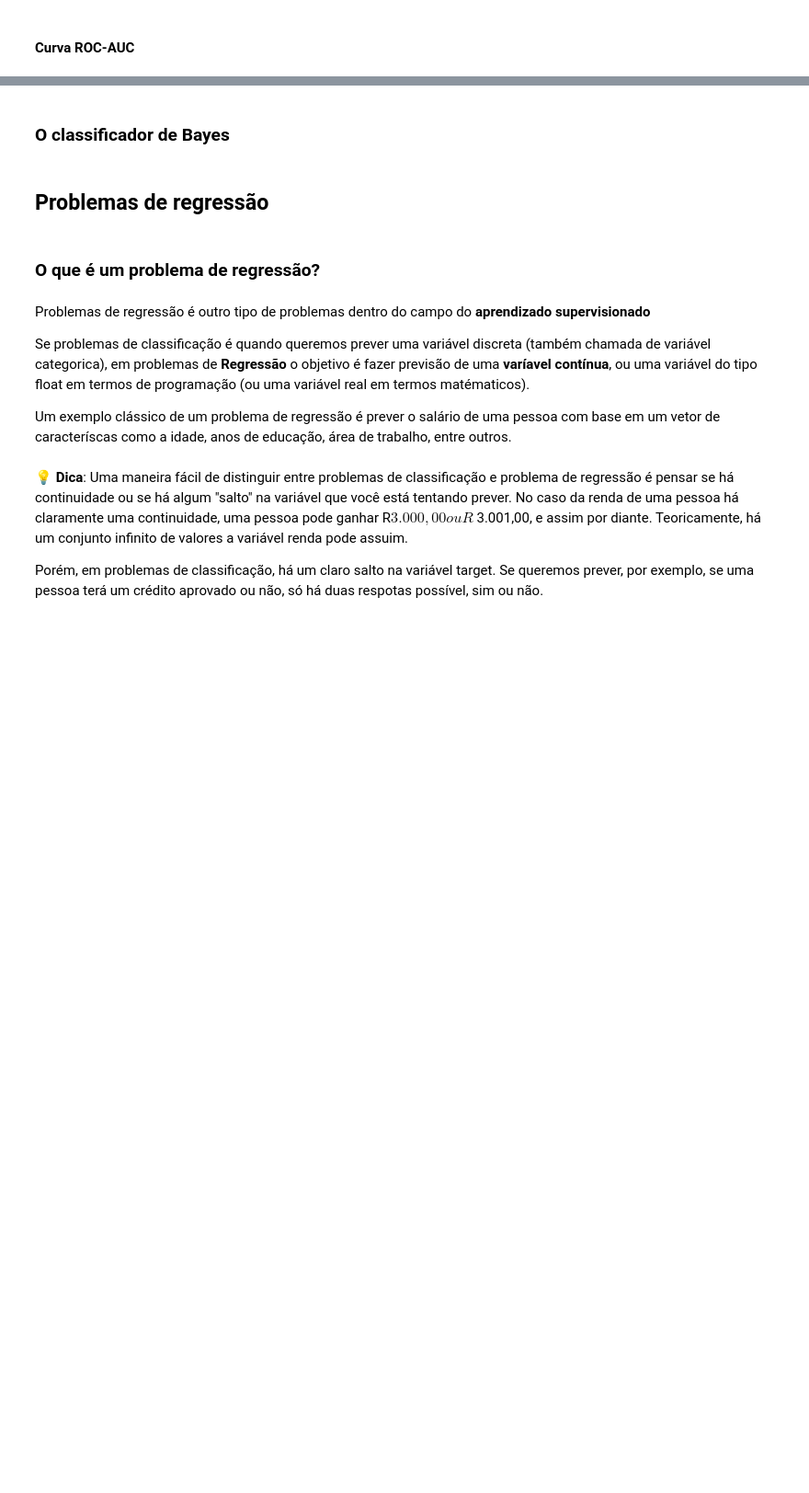
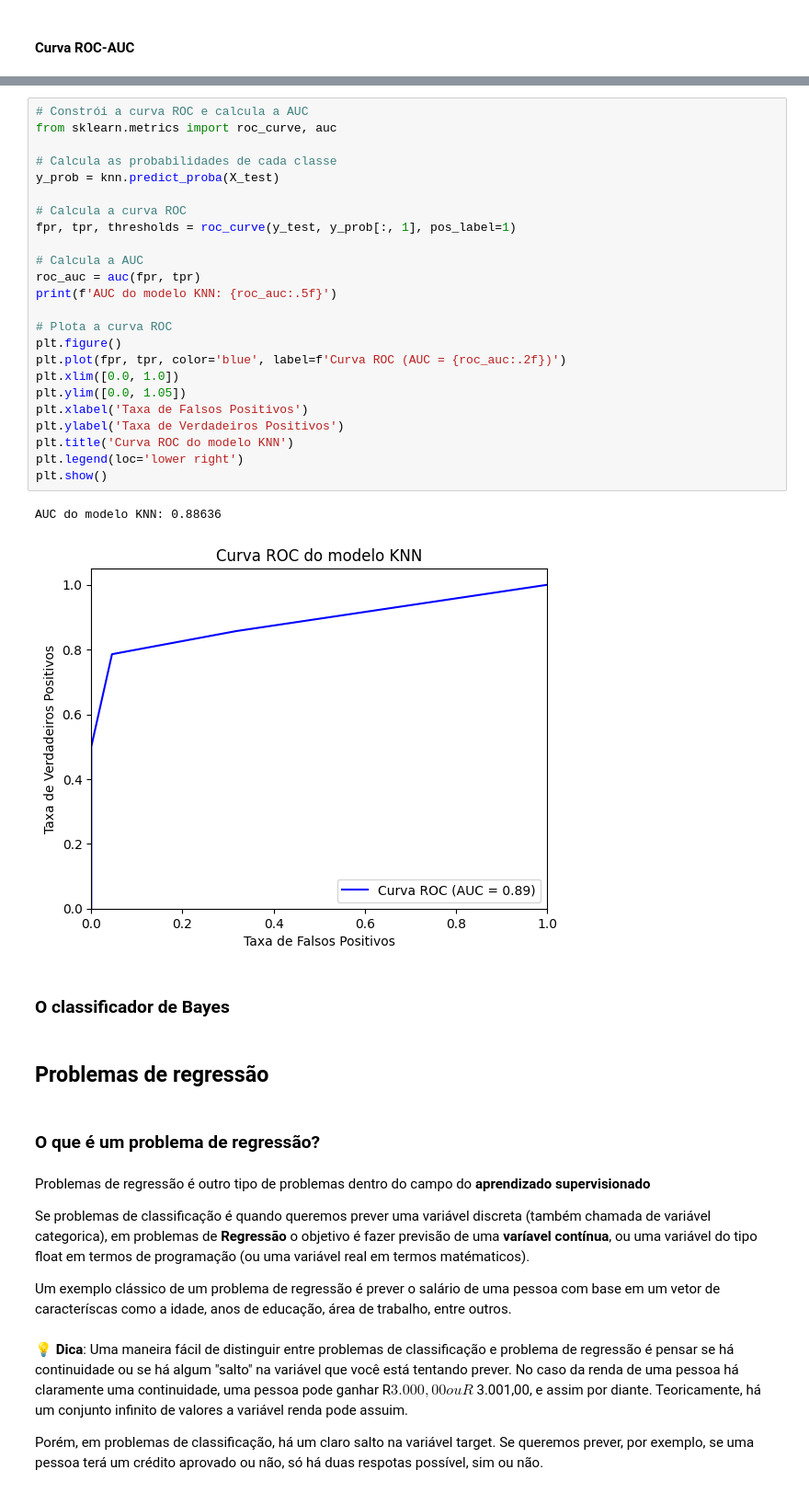
Before and after one commit to GB-Navarro/case-ia-fea-dev, a Jupyter notebook: case_ia.ipynb, the cells around one changed output, grey strips where cells are left out. Shown at 92% size. Saved outputs shown, nothing was run; the diff lists cells and outputs as text; blank space fills up the shorter version.

```diff
--- a/case_ia.ipynb
+++ b/case_ia.ipynb
@@ -495,6 +646,33 @@ Na curva ROC, a curva ideal é próxima ao canto superior esquerdo. Perceba que
 As vezes queremos resumir a informação fornecida pela curva ROC em um simples número. É aqui que entra a sigla AUC. Ela significa Area Under the Curve (Área abaixo da Curva). Ou seja, podemos calcular a área abaixo da curva ROC para avaliarmos a qualidade do modelo.
 
 Intuitivamente, é perceptível que queremos que essa área tenha o maior valor possível. Isso acontece porque desejamos que a curva ROC alcance o mais próximo possível do canto superior esquerdo (no limite, chegando no número 1 do eixo vertical). Dessa forma, quanto maior o valor da AUC, melhor a performance do modelo.
+# %%
+# Constrói a curva ROC e calcula a AUC
+from sklearn.metrics import roc_curve, auc
+
+# Calcula as probabilidades de cada classe
+y_prob = knn.predict_proba(X_test)
+
+# Calcula a curva ROC
+fpr, tpr, thresholds = roc_curve(y_test, y_prob[:, 1], pos_label=1)
+
+# Calcula a AUC
+roc_auc = auc(fpr, tpr)
+print(f'AUC do modelo KNN: {roc_auc:.5f}')
+
+# Plota a curva ROC
+plt.figure()
+plt.plot(fpr, tpr, color='blue', label=f'Curva ROC (AUC = {roc_auc:.2f})')
+plt.xlim([0.0, 1.0])
+plt.ylim([0.0, 1.05])
+plt.xlabel('Taxa de Falsos Positivos')
+plt.ylabel('Taxa de Verdadeiros Positivos')
+plt.title('Curva ROC do modelo KNN')
+plt.legend(loc='lower right')
+plt.show()
+# %% [output]
+AUC do modelo KNN: 0.88636
+[figure, added]
 # %% [markdown]
 ### **O classificador de Bayes**
 # %% [markdown]
```
Also changed, not shown: parts of 39 cells of this notebook.
